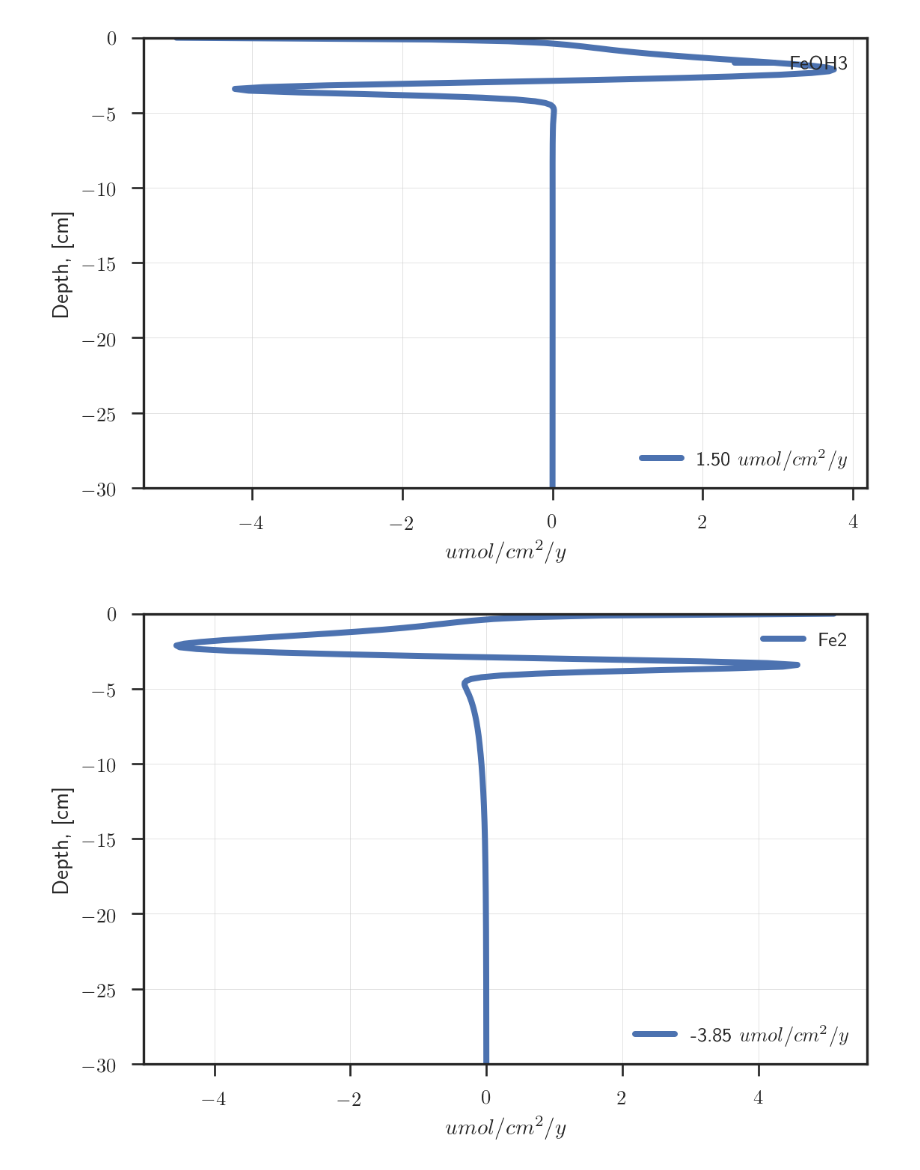
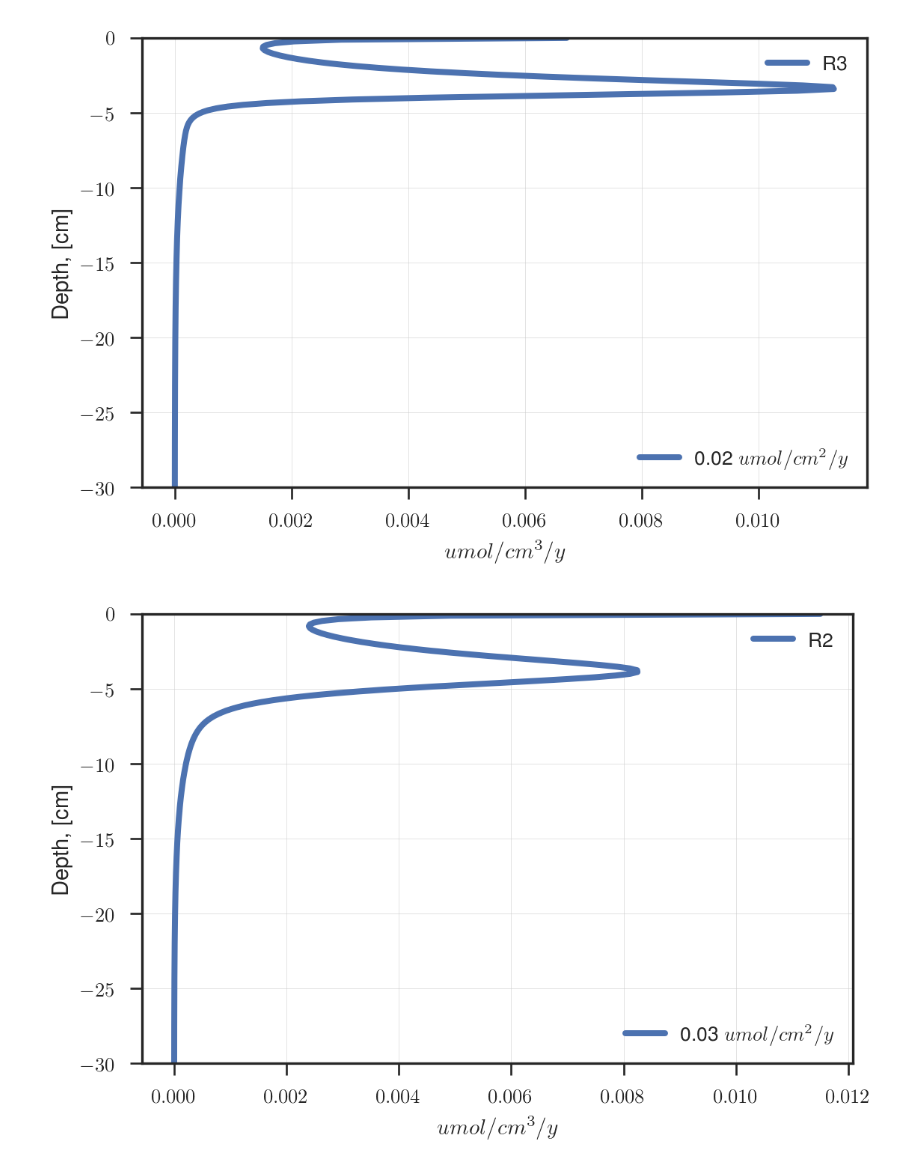
Before and after one commit to biogeochemistry/MyLake_v2_Vansjo, a Jupyter notebook: Postproc_code/results.ipynb, the cells around one changed output. Saved outputs shown, nothing was run; the diff lists cells and outputs as text; code cells hidden in the pictures.

```diff
--- a/Postproc_code/results.ipynb
+++ b/Postproc_code/results.ipynb
@@ -28,11 +28,11 @@ plotter.flux('FeOH3', convert_units=True)
 # %%
-plotter.rate_profile('sediment', ['FeOH3zt'])
+plotter.rate_profile('sediment', ['R3'])
 # %% [output]
-[figure, old version]
+[figure, new version]
 # %%
-plotter.rate_profile('sediment', ['Fe2zt'])
+plotter.rate_profile('sediment', ['R2'])
 # %% [output]
-[figure, old version]
+[figure, new version]
 # %%
 plotter.flux('Fe2', convert_units=True)
 # %% [output]
```
Also changed, not shown: parts of 14 cells of this notebook, 3 other files.
